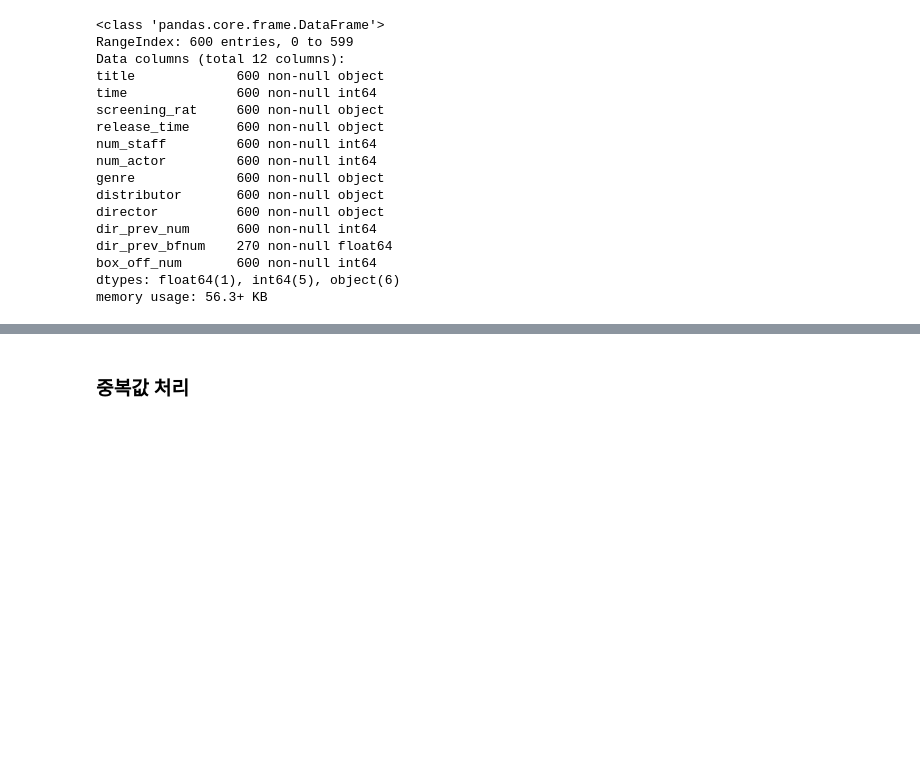
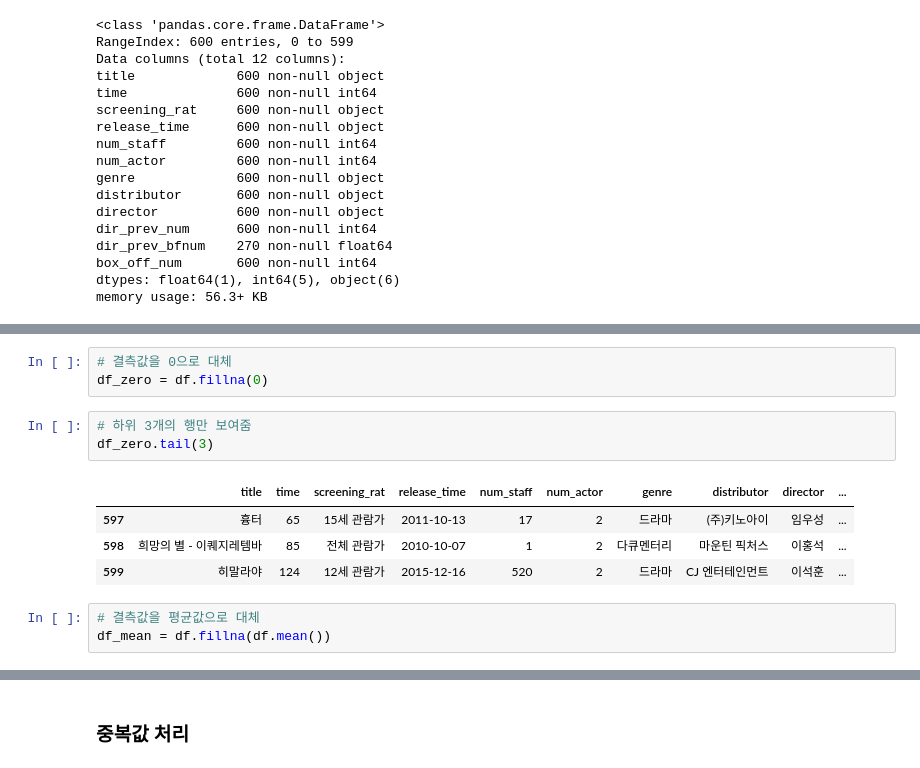
Before and after one commit to Meaning-of-You/ML_Project, a Jupyter notebook: 영화 관객수 예측 모델/20210920_데이터 전처리.ipynb, the cells around one changed output, grey strips where cells are left out. Saved outputs shown, nothing was run; the diff lists cells and outputs as text; blank space fills up the shorter version.

```diff
--- a/영화 관객수 예측 모델/20210920_데이터 전처리.ipynb
+++ b/영화 관객수 예측 모델/20210920_데이터 전처리.ipynb
@@ -120,0 +162,14 @@ memory usage: 56.3+ KB
+# %%
+# 결측값을 0으로 대체
+df_zero = df.fillna(0)
+# %%
+# 하위 3개의 행만 보여줌
+df_zero.tail(3)
+# %% [output]
+|  | title | time | screening_rat | release_time | num_staff | num_actor | genre | distributor | director | ... |
+| 597 | 흉터 | 65 | 15세 관람가 | 2011-10-13 | 17 | 2 | 드라마 | (주)키노아이 | 임우성 | ... |
+| 598 | 희망의 별 - 이퀘지레템바 | 85 | 전체 관람가 | 2010-10-07 | 1 | 2 | 다큐멘터리 | 마운틴 픽처스 | 이홍석 | ... |
+| 599 | 히말라야 | 124 | 12세 관람가 | 2015-12-16 | 520 | 2 | 드라마 | CJ 엔터테인먼트 | 이석훈 | ... |
+# %%
+# 결측값을 평균값으로 대체
+df_mean = df.fillna(df.mean())
```
Also changed, not shown: parts of 7 cells of this notebook.
